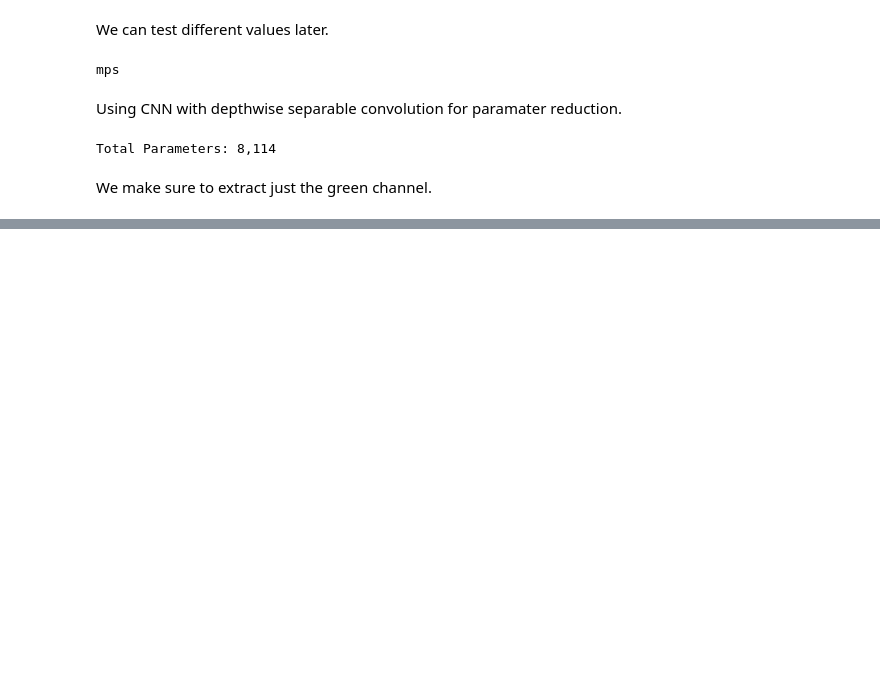
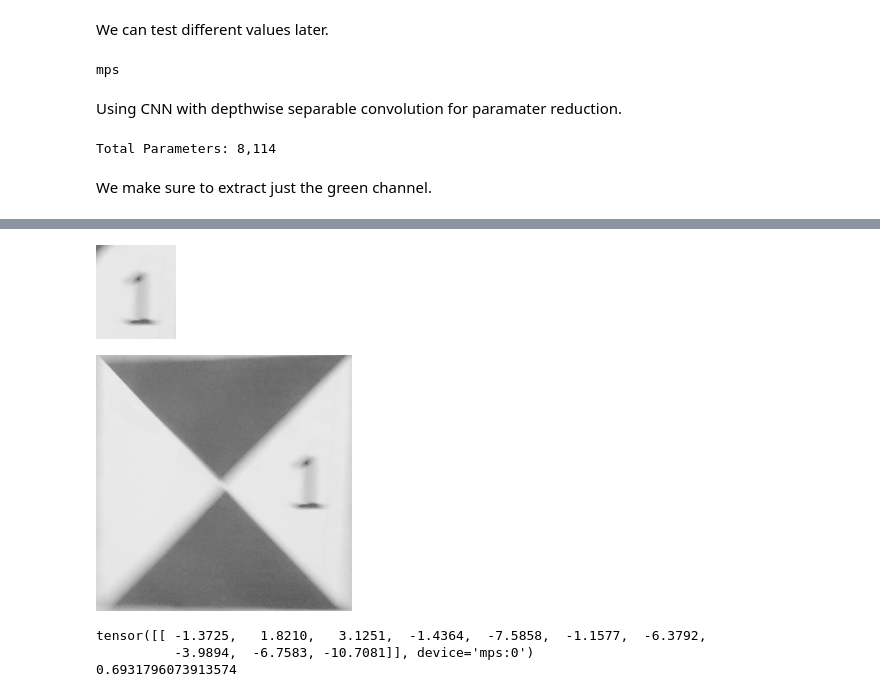
Before and after one commit to khikidman/CUASC2027, a Jupyter notebook: Vision/CNN_Generation/backup_cnn.ipynb, the cells around one changed output, grey strips where cells are left out. Saved outputs shown, nothing was run; the diff lists cells and outputs as text; code cells hidden in the pictures; blank space fills up the shorter version.

```diff
--- a/Vision/CNN_Generation/backup_cnn.ipynb
+++ b/Vision/CNN_Generation/backup_cnn.ipynb
@@ -78,7 +78,7 @@ class ConvNet(nn.Module):
 # %%
 net = ConvNet().to(device)
 loss_fn = nn.CrossEntropyLoss()
-optimizer = optim.AdamW(net.parameters(), lr=1e-3, weight_decay=1e-2)
+optimizer = optim.AdamW(net.parameters(), lr=1e-3, weight_decay=1e-4)
 scheduler = CosineAnnealingLR(optimizer, T_max=NUM_EPOCHS, eta_min=1e-6)
 # %%
 total_params = sum(p.numel() for p in net.parameters())
@@ -133,7 +159,8 @@ Test counts: tensor([11, 10,  4, 13, 32, 37, 39, 23, 29, 16])
 def train_loop(dataloader, model, loss_fn, optimizer):
     size = len(dataloader.dataset)
     model.train()
-    for batch, (X, y) in enumerate(dataloader):
+    for batch, (bigX, y) in enumerate(dataloader):
+        X = bigX[:, :, 74:168, 168:248]
         X = X.to(device)
         y = y.to(device)
 
@@ -156,13 +183,13 @@ def train_loop(dataloader, model, loss_fn, optimizer):
 
 def test_loop(dataloader, model, loss_fn):
     model.eval()
-    torch.mps.synchronize()
     total_loss = torch.zeros((), device=device)
     total_correct = torch.zeros((), device=device)
     total = 0
 
     with torch.inference_mode():
-        for X, y in dataloader:
+        for bigX, y in dataloader:
+            X = bigX[:, :, 74:168, 168:248]
             X = X.to(device)
             y = y.to(device)
 
@@ -171,7 +198,6 @@ def test_loop(dataloader, model, loss_fn):
             total_correct += (logits.argmax(dim=1) == y).sum()
             total += y.size(0)
 
-    torch.mps.synchronize()
     print(
         f"Accuracy: {100 * (total_correct / total).item():.1f}%, "
         f"Loss: {(total_loss / total).item():.4f}\n"
@@ -201,12 +228,10 @@ Accuracy: 100.0%, Loss: 0.0029
 
 Done!
 # %%
-val_dataset = datasets.ImageFolder(root="gcp_dataset/valid/numbers", transform=data_transforms)
+val_dataset = datasets.ImageFolder(root="gcp_dataset/valid/gcps", transform=data_transforms)
 valloader = DataLoader(
     val_dataset,
-    batch_size=32,
-    num_workers=4,
-    pin_memory=True
+    batch_size=1,
 )
 # %%
 test_loop(valloader, net, loss_fn)
@@ -214,0 +240,29 @@ Accuracy: 99.4%, Loss: 0.0420
+# %%
+from torchvision.transforms.functional import to_pil_image
+from IPython.display import display
+
+net.eval()
+total_loss = torch.zeros((), device=device)
+total_correct = torch.zeros((), device=device)
+total = 0
+
+with torch.inference_mode():
+    for bigX, y in valloader:
+        X = bigX[:, :, 74:168, 168:248]
+        X = X.to(device)
+        y = y.to(device)
+
+        logits = net(X)
+        total_loss += loss_fn(logits, y) * y.size(0)
+        if logits.argmax(dim=1) != y:
+            pil_img = to_pil_image(X.squeeze().cpu())
+            display(pil_img)
+            display(to_pil_image(bigX.squeeze()))
+            print(logits)
+            print(torch.max(torch.softmax(logits / 1.25, dim=1)).item())
+# %% [output]
+[figure, added]
+[figure, added]
+tensor([[ -1.3725,   1.8210,   3.1251,  -1.4364,  -7.5858,  -1.1577,  -6.3792,
+          -3.9894,  -6.7583, -10.7081]], device='mps:0')
+0.6931796073913574
```
Also changed, not shown: parts of 11 cells of this notebook, 6 other files.
